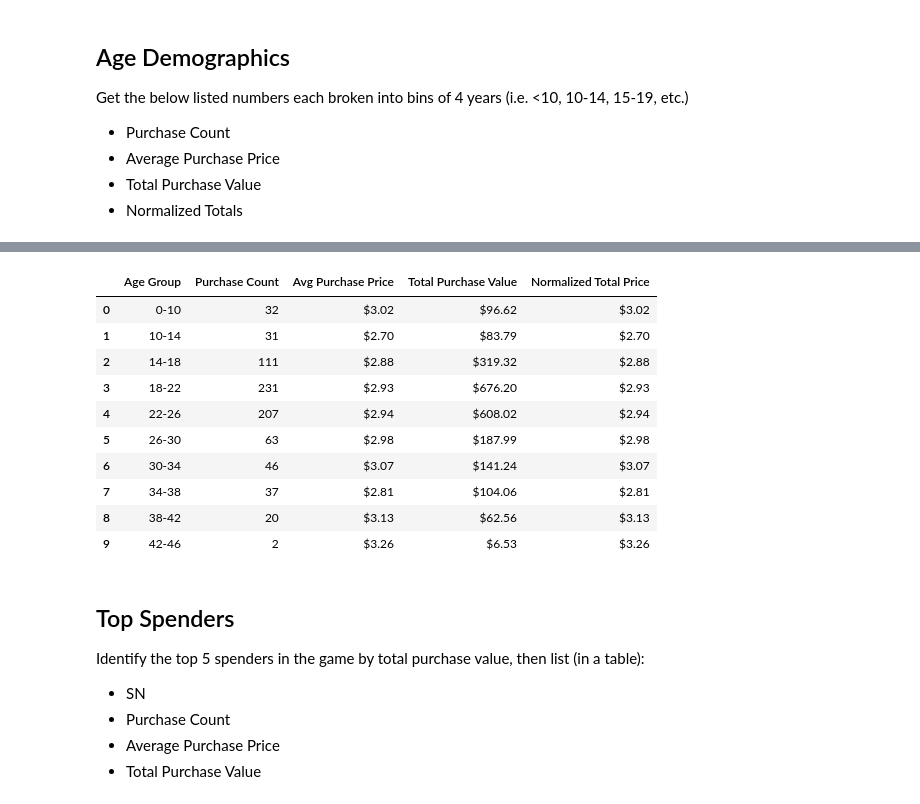
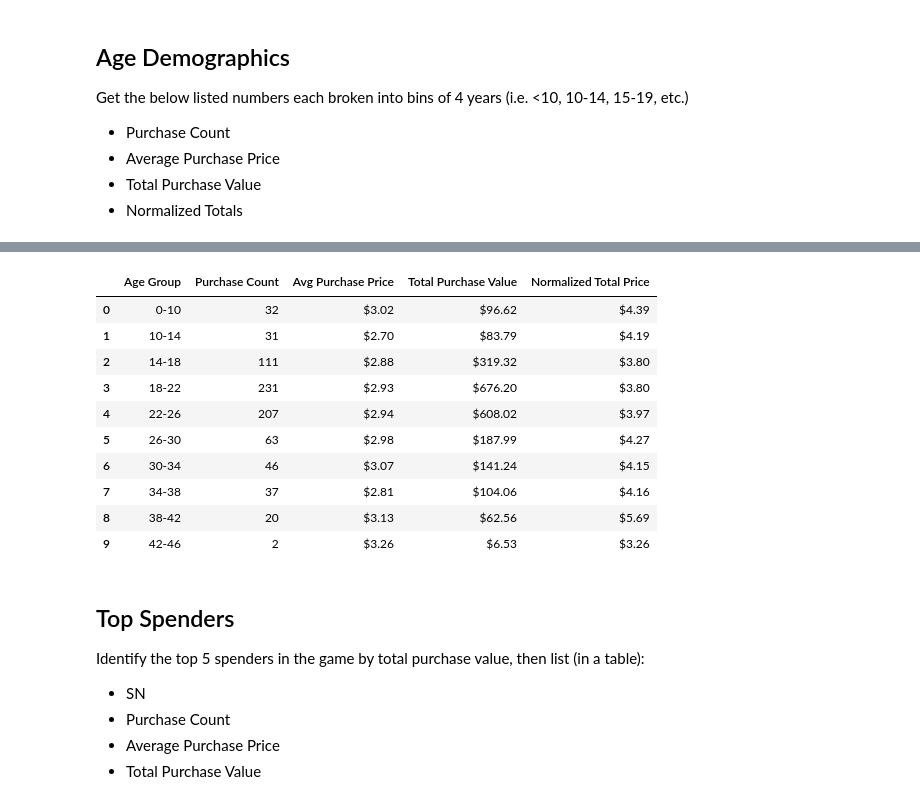
Before and after one commit to rupalimayekar/UTA-Python-Challenge, a Jupyter notebook: HeroesOfPymoli/HeroesOfPymoli.ipynb, the cells around one changed output, grey strips where cells are left out. Saved outputs shown, nothing was run; the diff lists cells and outputs as text; code cells hidden in the pictures.

Commit message:
Corrected the normalized totals calculation for Age Groups

```diff
--- a/HeroesOfPymoli/HeroesOfPymoli.ipynb
+++ b/HeroesOfPymoli/HeroesOfPymoli.ipynb
@@ -229,45 +221,47 @@ avg_price_age_group = age_group.mean()[['Age Group', 'Price']]
 avg_price_age_group.rename(columns={'Price':'Avg Purchase Price'}, inplace=True)
 avg_price_age_group['Avg Purchase Price'] = avg_price_age_group['Avg Purchase Price'].map("${0:,.2f}".format)
 
 # Merge with the age_group_df to add the Avg Purchase Price column to it
 age_group_df = pd.merge(age_group_df, avg_price_age_group, on='Age Group')
 
 # Total Purchase Value - Get the sum of the Price column and rename and format the column
 total_price_age_group_df = age_group.sum()[['Age Group', 'Price']]
 total_price_age_group_df.rename(columns={'Price':'Total Purchase Value'}, inplace=True)
 
 # Merge with the age_group_df to add the Total Purchase Value column
 age_group_df = pd.merge(age_group_df, total_price_age_group_df, on='Age Group')
 
 # Normalized Totals - These are the Purchase totals divided by the count of players grouped by age
-# Get the count of players by age use these counts to calculate the normalized total
-player_count_age_group_df = age_group.count()[['Age Group', 'SN']]
+# Group the player data into the same bins to use for the normalized values
+player_df['Age Group'] = pd.cut(player_df['Age'], bins=age_bins, labels=age_labels)
+player_count_df = player_df.groupby('Age Group', as_index=False).count()[['Age Group','SN']]
 
 # Add the new calculated normalized column and drop the Total Purchase Price column here as we
 # have captured it above in age_group_df
-total_price_age_group_df['Normalized Total Price'] = total_price_age_group_df['Total Purchase Value']/player_count_age_group_df['SN']
+#total_price_age_group_df['Normalized Total Price'] = total_price_age_group_df['Total Purchase Value']/player_count_age_group_df['SN']
+total_price_age_group_df['Normalized Total Price'] = total_price_age_group_df['Total Purchase Value']/player_count_df['SN']
 total_price_age_group_df.drop('Total Purchase Value', axis=1, inplace=True)
 
 # Merge with the age_group_df to get the Normalized Total Price added
 age_group_df = pd.merge(age_group_df, total_price_age_group_df, on='Age Group')
 
 # Format columns
 age_group_df['Total Purchase Value'] = age_group_df['Total Purchase Value'].map("${0:,.2f}".format)
 age_group_df['Normalized Total Price'] = age_group_df['Normalized Total Price'].map("${0:,.2f}".format)
 
 #norm_total_age_group_df.drop(['Total Price'], axis=1, inplace=True)
 age_group_df
 # %% [output]
 |  | Age Group | Purchase Count | Avg Purchase Price | Total Purchase Value | Normalized Total Price |
-| 0 | 0-10 | 32 | $3.02 | $96.62 | $3.02 |
-| 1 | 10-14 | 31 | $2.70 | $83.79 | $2.70 |
-| 2 | 14-18 | 111 | $2.88 | $319.32 | $2.88 |
-| 3 | 18-22 | 231 | $2.93 | $676.20 | $2.93 |
-| 4 | 22-26 | 207 | $2.94 | $608.02 | $2.94 |
-| 5 | 26-30 | 63 | $2.98 | $187.99 | $2.98 |
-| 6 | 30-34 | 46 | $3.07 | $141.24 | $3.07 |
-| 7 | 34-38 | 37 | $2.81 | $104.06 | $2.81 |
-| 8 | 38-42 | 20 | $3.13 | $62.56 | $3.13 |
+| 0 | 0-10 | 32 | $3.02 | $96.62 | $4.39 |
+| 1 | 10-14 | 31 | $2.70 | $83.79 | $4.19 |
+| 2 | 14-18 | 111 | $2.88 | $319.32 | $3.80 |
+| 3 | 18-22 | 231 | $2.93 | $676.20 | $3.80 |
+| 4 | 22-26 | 207 | $2.94 | $608.02 | $3.97 |
+| 5 | 26-30 | 63 | $2.98 | $187.99 | $4.27 |
+| 6 | 30-34 | 46 | $3.07 | $141.24 | $4.15 |
+| 7 | 34-38 | 37 | $2.81 | $104.06 | $4.16 |
+| 8 | 38-42 | 20 | $3.13 | $62.56 | $5.69 |
 | 9 | 42-46 | 2 | $3.26 | $6.53 | $3.26 |
 # %% [markdown]
 ## Top Spenders
```
Also changed, not shown: parts of 1 cell of this notebook, 1 other file.
